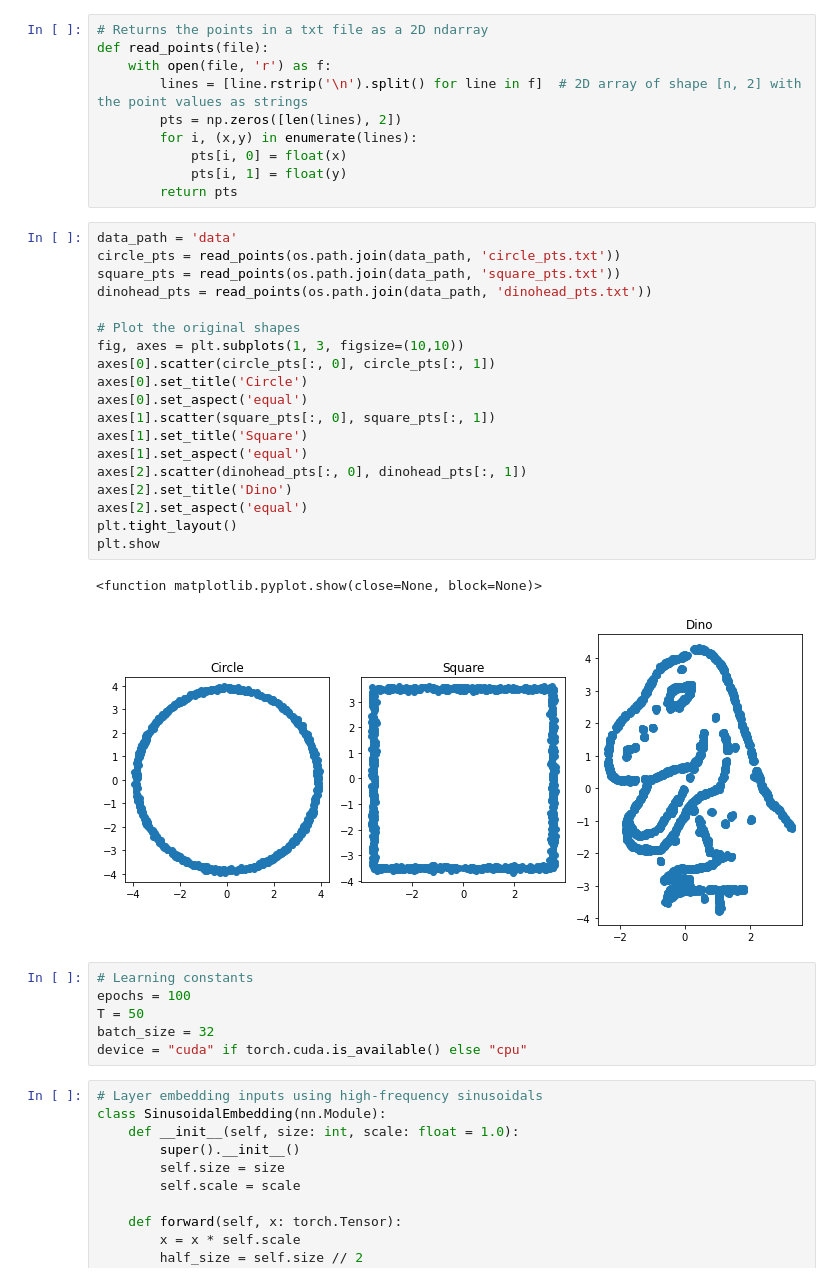
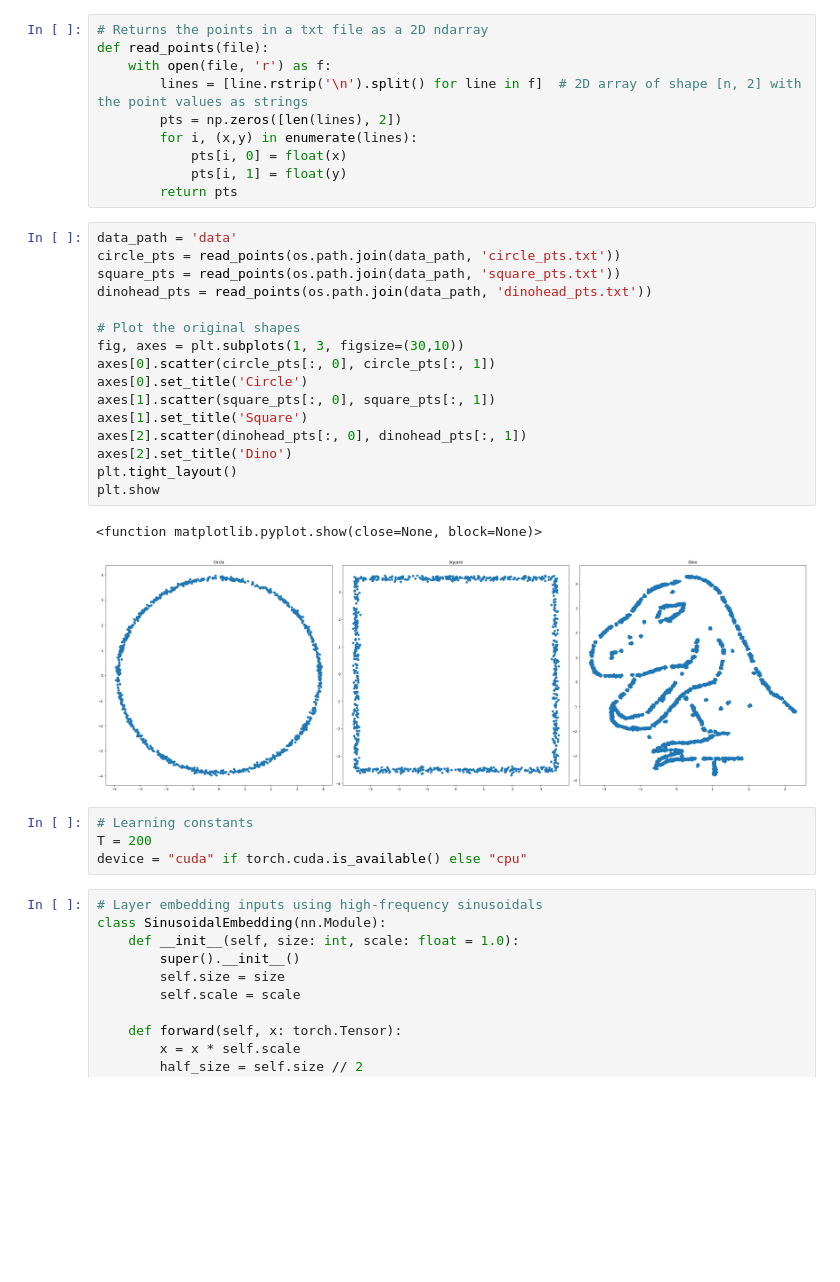
Before and after one commit to ZyzzGit/diffusion, a Jupyter notebook: DiffusionModels.ipynb, the cells around one changed output. Cells and saved outputs as stored; diff of their text form; blank space fills up the shorter version.

```diff
--- a/DiffusionModels.ipynb
+++ b/DiffusionModels.ipynb
@@ -157,30 +157,25 @@ def read_points(file):
 # %%
 data_path = 'data'
 circle_pts = read_points(os.path.join(data_path, 'circle_pts.txt'))
 square_pts = read_points(os.path.join(data_path, 'square_pts.txt'))
 dinohead_pts = read_points(os.path.join(data_path, 'dinohead_pts.txt'))
 
 # Plot the original shapes
-fig, axes = plt.subplots(1, 3, figsize=(10,10))
+fig, axes = plt.subplots(1, 3, figsize=(30,10))
 axes[0].scatter(circle_pts[:, 0], circle_pts[:, 1])
 axes[0].set_title('Circle')
-axes[0].set_aspect('equal')
 axes[1].scatter(square_pts[:, 0], square_pts[:, 1])
 axes[1].set_title('Square')
-axes[1].set_aspect('equal')
 axes[2].scatter(dinohead_pts[:, 0], dinohead_pts[:, 1])
 axes[2].set_title('Dino')
-axes[2].set_aspect('equal')
 plt.tight_layout()
 plt.show
 # %% [output]
 <function matplotlib.pyplot.show(close=None, block=None)>
-[figure, old version]
+[figure, new version]
 # %%
 # Learning constants
-epochs = 100
-T = 50
-batch_size = 32
+T = 200
 device = "cuda" if torch.cuda.is_available() else "cpu"
 # %%
 # Layer embedding inputs using high-frequency sinusoidals
```
Also changed, not shown: parts of 5 cells of this notebook.
